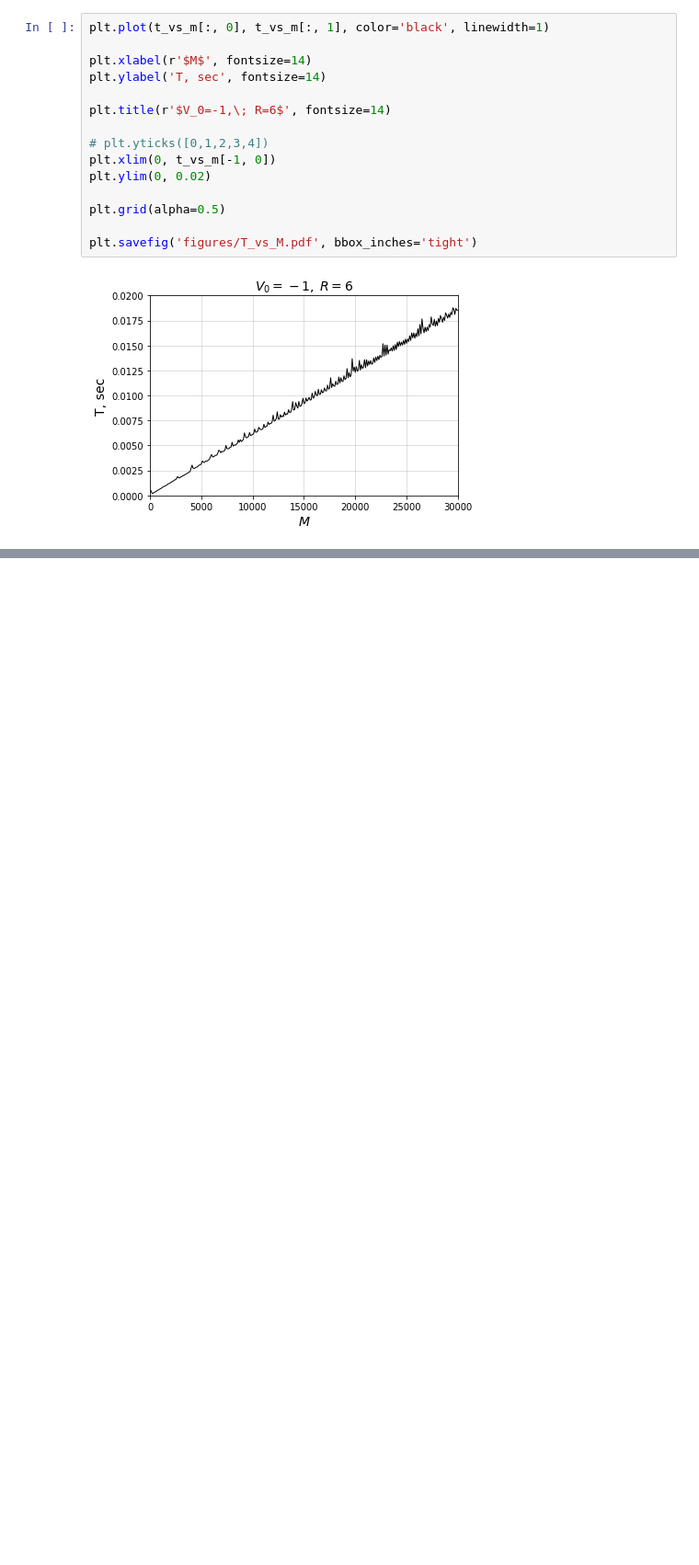
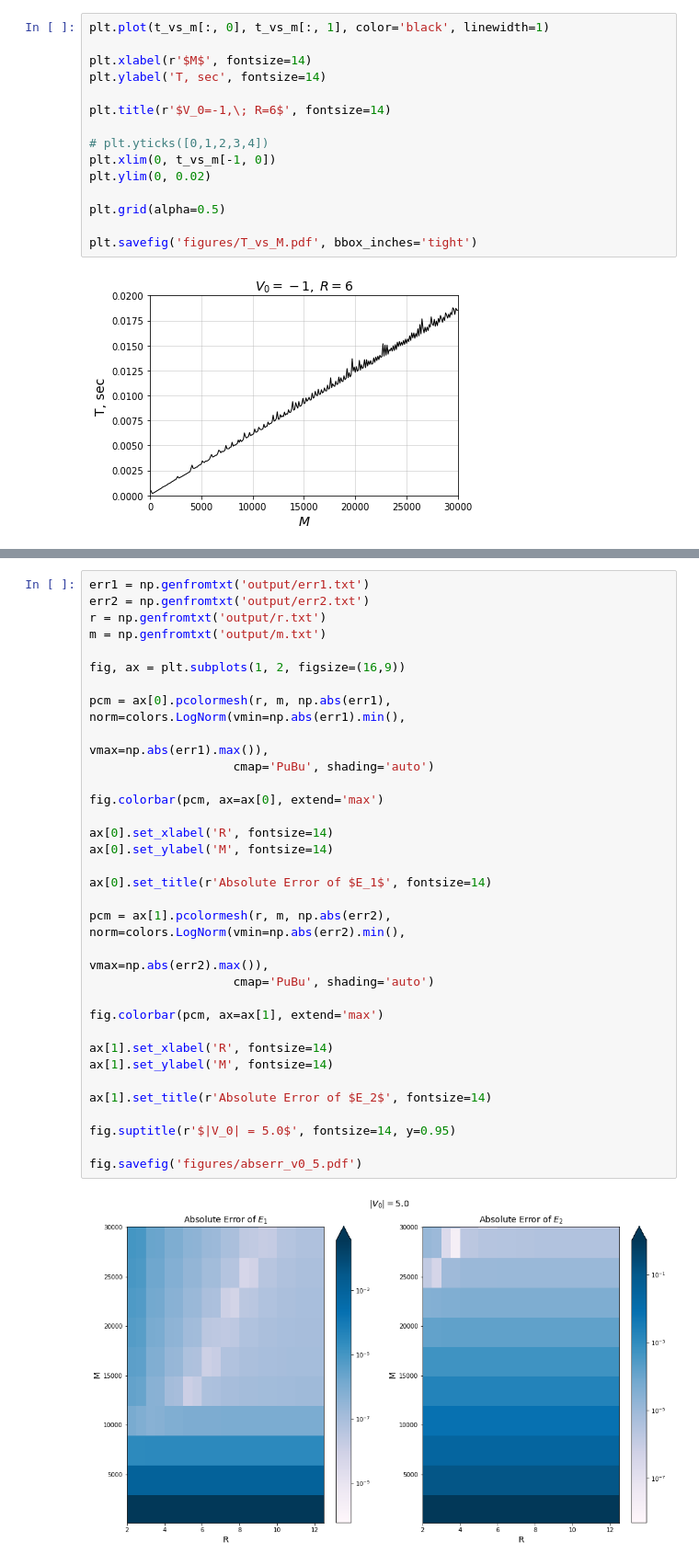
Before and after one commit to MrKozelberg/gaussian_wall, a Jupyter notebook: script.ipynb, the cells around one changed output, grey strips where cells are left out. Shown at 92% size. Cells and saved outputs as stored; diff of their text form; blank space fills up the shorter version.

```diff
--- a/script.ipynb
+++ b/script.ipynb
@@ -41,0 +69,35 @@ plt.savefig('figures/T_vs_M.pdf', bbox_inches='tight')
+# %%
+err1 = np.genfromtxt('output/err1.txt')
+err2 = np.genfromtxt('output/err2.txt')
+r = np.genfromtxt('output/r.txt')
+m = np.genfromtxt('output/m.txt')
+
+fig, ax = plt.subplots(1, 2, figsize=(16,9))
+
+pcm = ax[0].pcolormesh(r, m, np.abs(err1), norm=colors.LogNorm(vmin=np.abs(err1).min(),
+                                                          vmax=np.abs(err1).max()),
+                    cmap='PuBu', shading='auto')
+
+fig.colorbar(pcm, ax=ax[0], extend='max')
+
+ax[0].set_xlabel('R', fontsize=14)
+ax[0].set_ylabel('M', fontsize=14)
+
+ax[0].set_title(r'Absolute Error of $E_1$', fontsize=14)
+
+pcm = ax[1].pcolormesh(r, m, np.abs(err2), norm=colors.LogNorm(vmin=np.abs(err2).min(),
+                                                          vmax=np.abs(err2).max()),
+                    cmap='PuBu', shading='auto')
+
+fig.colorbar(pcm, ax=ax[1], extend='max')
+
+ax[1].set_xlabel('R', fontsize=14)
+ax[1].set_ylabel('M', fontsize=14)
+
+ax[1].set_title(r'Absolute Error of $E_2$', fontsize=14)
+
+fig.suptitle(r'$|V_0| = 5.0$', fontsize=14, y=0.95)
+
+fig.savefig('figures/abserr_v0_5.pdf')
+# %% [output]
+[figure, added]
```
Also changed, not shown: parts of 4 cells of this notebook, 21 other files.
